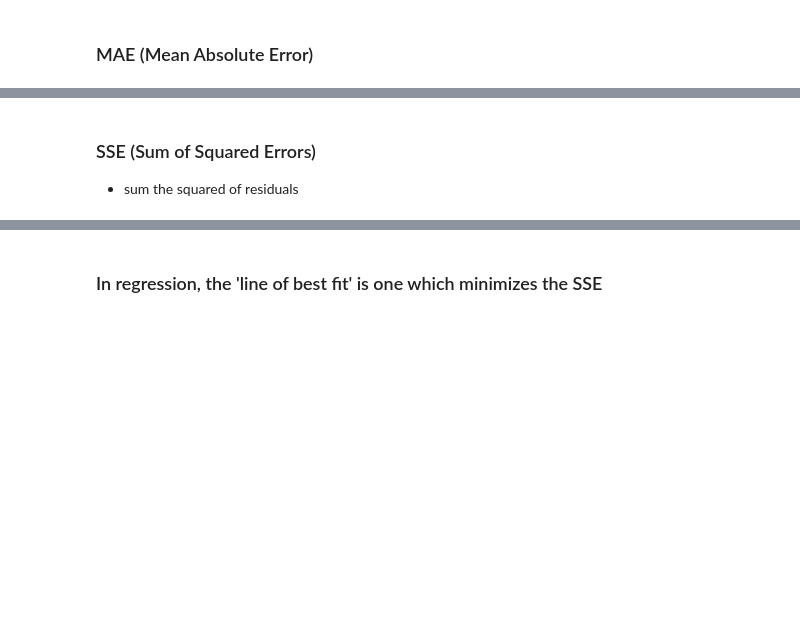
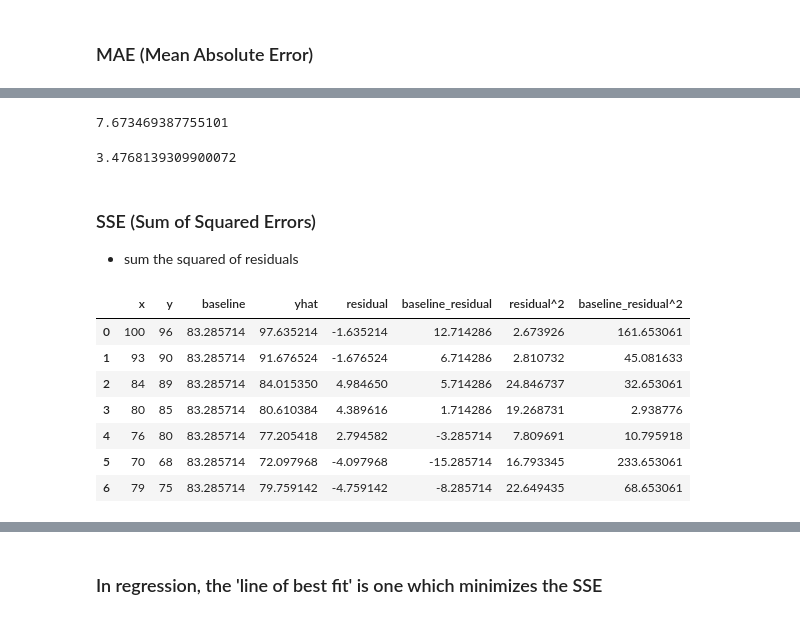
Before and after one commit to CodeupClassroom/easley-regression-exercises, a Jupyter notebook: regression_evaluation_lesson.ipynb, the cells around one changed output, grey strips where cells are left out. Drawn from its saved outputs; the diff is of its cells as text; code cells hidden in the pictures; blank space fills up the shorter version.

```diff
--- a/regression_evaluation_lesson.ipynb
+++ b/regression_evaluation_lesson.ipynb
@@ -106,5 +147,5 @@ plt.title('Baseline and OLS regression model')
 # %%
-df['residual'] =
-df['baseline_residual'] =
+df['residual'] = df.y - df.yhat
+df['baseline_residual'] = df.y - df.baseline
 # %%
 df
@@ -140,11 +213,28 @@ plt.title('Baseline Residuals');
 # %%
 # average of absolute values of residuals
+
+abs(df.baseline_residual).mean()
+# %% [output]
+7.673469387755101
+# %%
+abs(df.residual).mean()
+# %% [output]
+3.4768139309900072
 # %% [markdown]
 ### SSE (Sum of Squared Errors)
 
 - sum the squared of residuals
 # %%
-df['residual^2'] =
-df['baseline_residual^2'] =
+df['residual^2'] = df.residual**2
+df['baseline_residual^2'] = df.baseline_residual**2
 
 df
+# %% [output]
+|  | x | y | baseline | yhat | residual | baseline_residual | residual^2 | baseline_residual^2 |
+| 0 | 100 | 96 | 83.285714 | 97.635214 | -1.635214 | 12.714286 | 2.673926 | 161.653061 |
+| 1 | 93 | 90 | 83.285714 | 91.676524 | -1.676524 | 6.714286 | 2.810732 | 45.081633 |
+| 2 | 84 | 89 | 83.285714 | 84.015350 | 4.984650 | 5.714286 | 24.846737 | 32.653061 |
+| 3 | 80 | 85 | 83.285714 | 80.610384 | 4.389616 | 1.714286 | 19.268731 | 2.938776 |
+| 4 | 76 | 80 | 83.285714 | 77.205418 | 2.794582 | -3.285714 | 7.809691 | 10.795918 |
+| 5 | 70 | 68 | 83.285714 | 72.097968 | -4.097968 | -15.285714 | 16.793345 | 233.653061 |
+| 6 | 79 | 75 | 83.285714 | 79.759142 | -4.759142 | -8.285714 | 22.649435 | 68.653061 |
```
Also changed, not shown: parts of 30 cells of this notebook.
